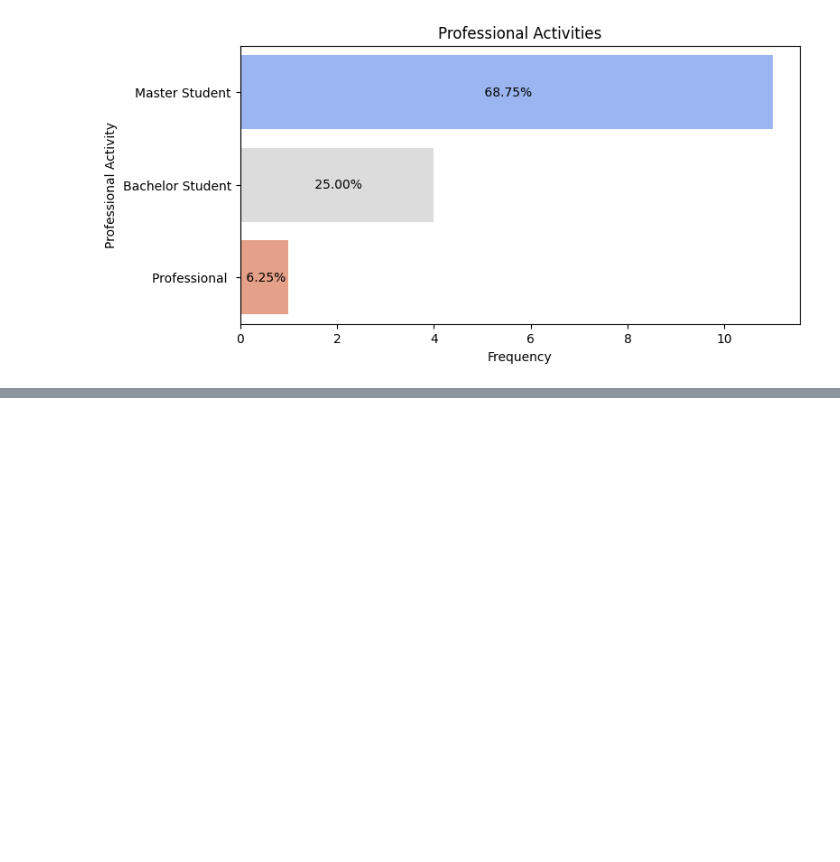
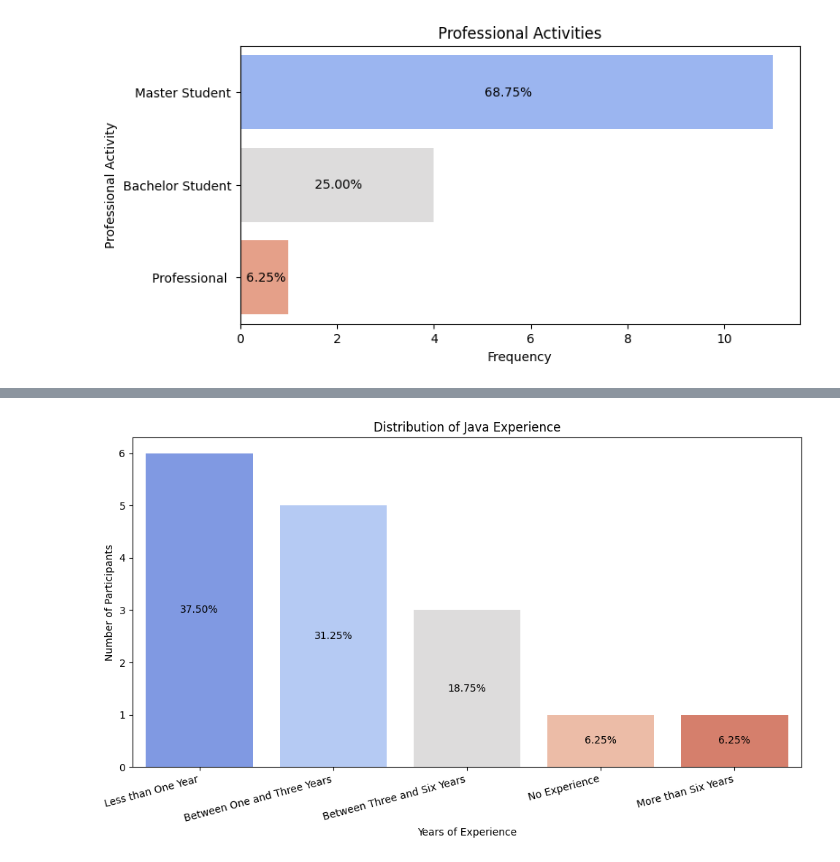
Before and after one commit to valeriatisch/LLM4FailureExplanation, a Jupyter notebook: survey/evaluation.ipynb, the cells around one changed output, grey strips where cells are left out. Cells and saved outputs as stored; diff of their text form; code cells hidden in the pictures; blank space fills up the shorter version.

```diff
--- a/survey/evaluation.ipynb
+++ b/survey/evaluation.ipynb
@@ -409,0 +407,21 @@ plt.show()
+# %%
+experience_counts = results_df['Mark the years of experience in the languages below [Java]'].value_counts()
+total = experience_counts.sum()
+percentages = (experience_counts / total * 100).round(2)
+# %%
+plt.figure(figsize=(10, 6))
+ax = sns.barplot(x=experience_counts.index, y=experience_counts.values, palette='coolwarm', hue=experience_counts.index, legend=False)
+for p in ax.patches:
+    percentage = f'{100 * p.get_height() / total:.2f}%'
+    x = p.get_x() + p.get_width() / 2
+    y = p.get_height() / 2
+    ax.text(x, y, percentage, ha='center', va='center', color='black')
+plt.xlabel('Years of Experience')
+plt.ylabel('Number of Participants')
+plt.title('Distribution of Java Experience')
+plt.xticks(rotation=15, ha='right')
+plt.tight_layout()
+plt.savefig(visualizations_dir / 'java_experience_distribution.png', dpi=1200)
+plt.show()
+# %% [output]
+[figure, added]
```
Also changed, not shown: parts of 24 cells of this notebook, 20 other files.
